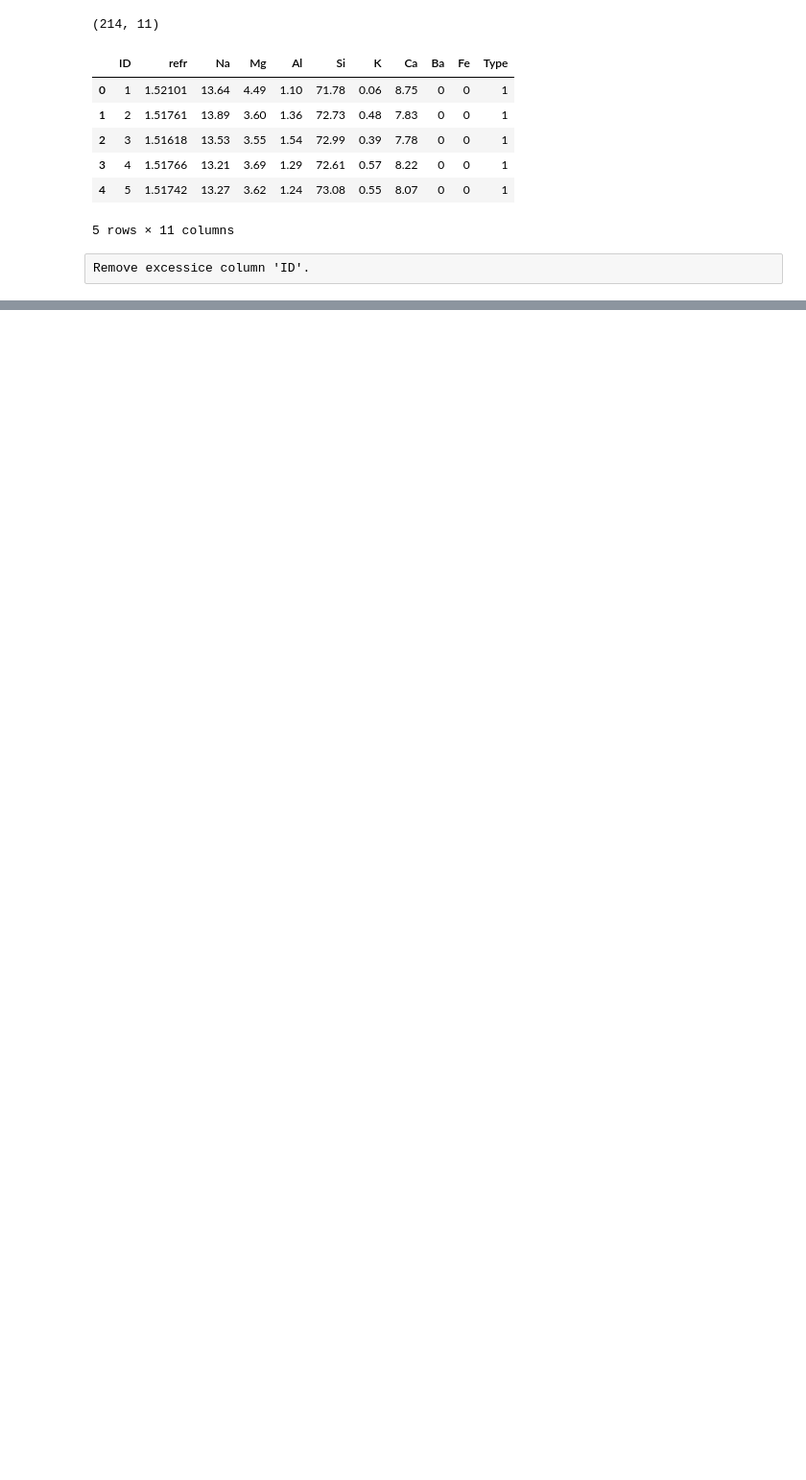
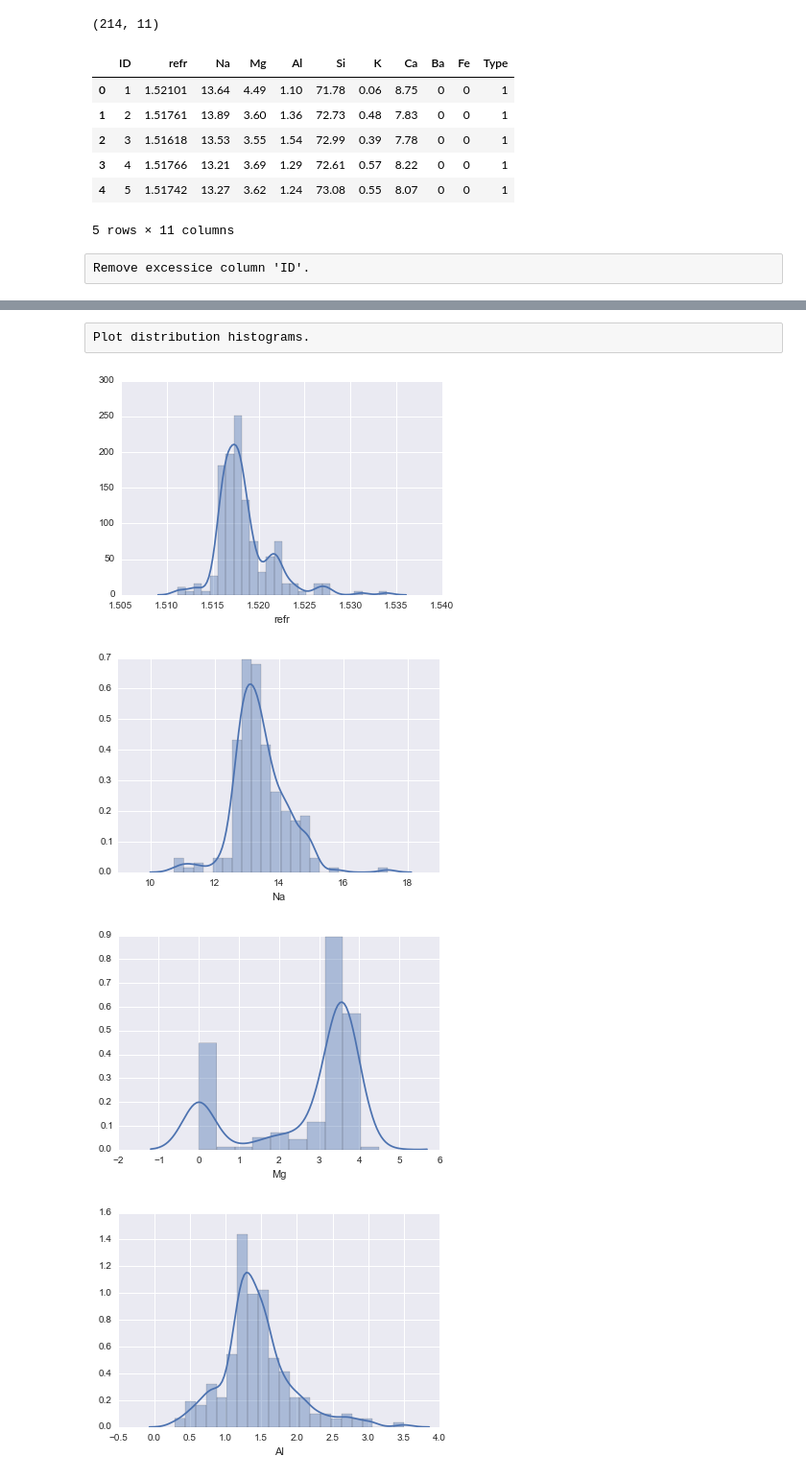
Before and after one commit to dafgar/apm, a Jupyter notebook: ch3.ipynb, the cells around one changed output, grey strips where cells are left out. Shown: that part at 96% size. Drawn from its saved outputs; the diff is of its cells as text; code cells hidden in the pictures; blank space fills up the shorter version.

```diff
--- a/ch3.ipynb
+++ b/ch3.ipynb
@@ -38,5 +27,0 @@ Scale and center all. TODO skew hist?
-# %%
-from sklearn.preprocessing import scale
-
-glass_data = pd.DataFrame(scale(glass_data, axis=0), columns=glass_data.columns)
-glass_data.head(5)
@@ -60,0 +28,3 @@ p.set(xlim=(-10, 10))
+# %%
+predictors = list(glass_data.columns[:-1])
+predictors
@@ -60,0 +33,11 @@ p.set(xlim=(-10, 10))
+# %% [raw]
+Plot distribution histograms.
+# %%
+for name in predictors:
+    sns.distplot(glass_data[name])
+    plt.show()
+# %% [output]
+[figure, added]
+[figure, added]
+[figure, added]
+[figure, added]
```
Also changed, not shown: parts of 10 cells of this notebook.
